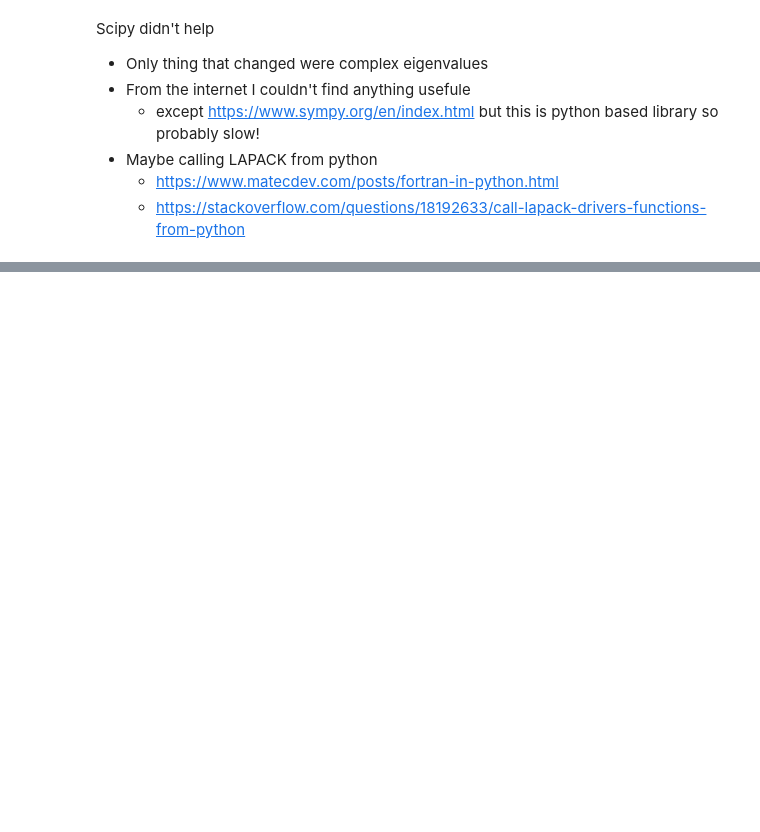
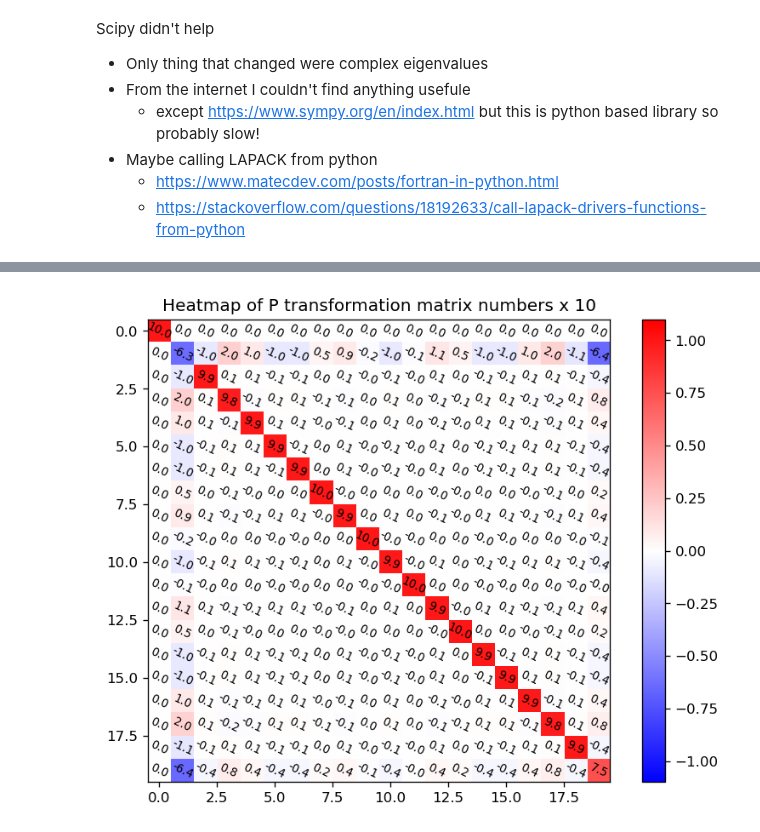
Before and after one commit to mrgulin/Single_shot, a Jupyter notebook: do_experiments.ipynb, the cells around one changed output, grey strips where cells are left out. Cells and saved outputs as stored; diff of their text form; code cells hidden in the pictures; blank space fills up the shorter version.

```diff
--- a/do_experiments.ipynb
+++ b/do_experiments.ipynb
@@ -21,0 +52,4 @@ Scipy didn't help
+# %%
+plot_heatmap(obj.P, "P transformation matrix")
+# %% [output]
+[figure, added]
```
Also changed, not shown: parts of 12 cells of this notebook, 1 other file.
